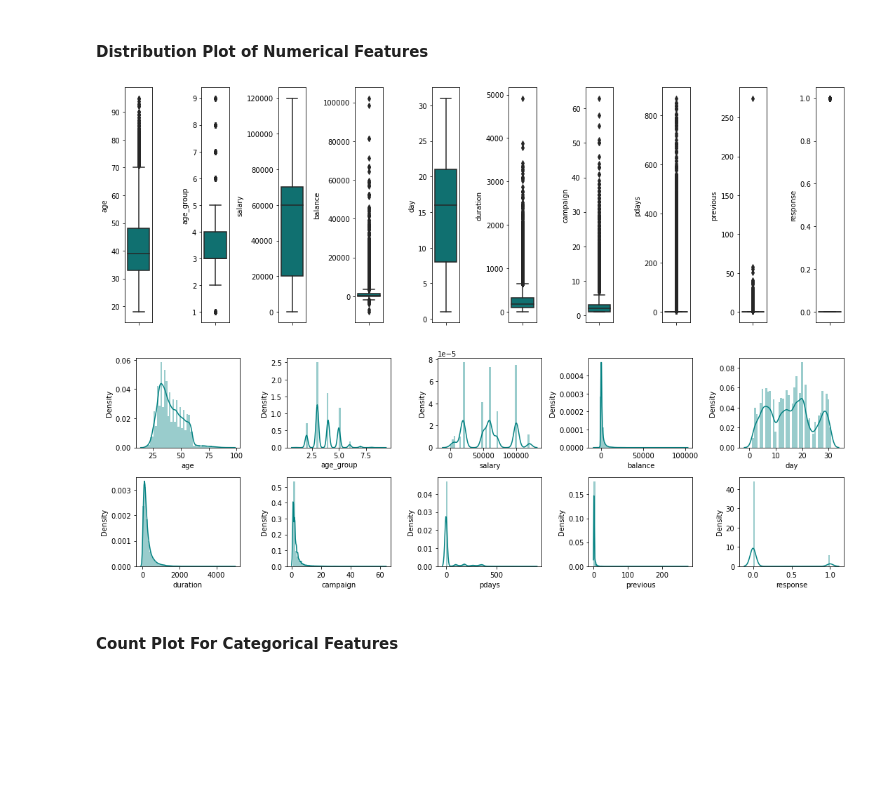
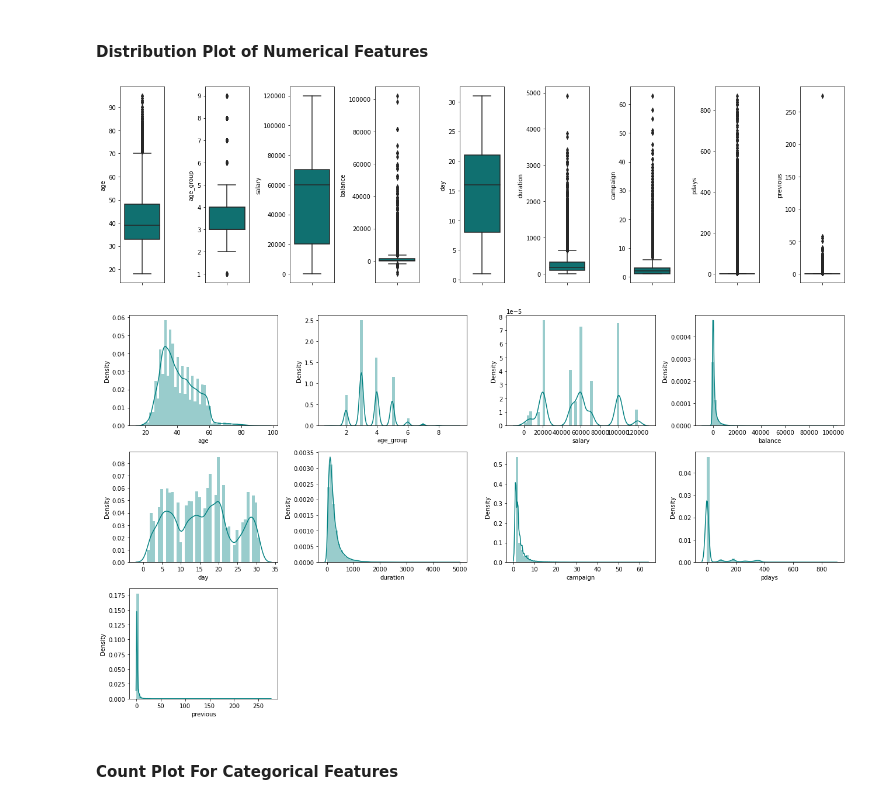
Before and after one commit to dendihandian/data-portfolio, a Jupyter notebook: bank-marketing/bank-marketing.ipynb, the cells around one changed output. Saved outputs shown, nothing was run; the diff lists cells and outputs as text; code cells hidden in the pictures; blank space fills up the shorter version.

```diff
--- a/bank-marketing/bank-marketing.ipynb
+++ b/bank-marketing/bank-marketing.ipynb
@@ -154,0 +162,3 @@ array(['other', 'failure', 'success'], dtype=object)
+# %%
+df.drop('response', axis=1, inplace=True)
+df.rename(columns={'y': 'response'}, inplace=True)
@@ -154,0 +167,8 @@ array(['other', 'failure', 'success'], dtype=object)
+# %%
+df['eligible'] = df['eligible'].apply(lambda eligible: 'Yes' if eligible == 'Y' else 'No')
+df['targeted'] = df['targeted'].apply(lambda targeted: targeted.title())
+df['default'] = df['default'].apply(lambda default: default.title())
+df['housing'] = df['housing'].apply(lambda housing: housing.title())
+df['loan'] = df['loan'].apply(lambda loan: loan.title())
+df['response'] = df['response'].apply(lambda response: response.title())
+df['month'] = df['month'].apply(lambda month: month.title())
@@ -187,28 +209,28 @@ df.select_dtypes(exclude='number').describe()
 # %%
 idf = df.select_dtypes(include='number')
 cols = idf.columns.to_list()
 
-plt.figure(figsize=(15, 5))
+plt.figure(figsize=(18, 5))
 for i in range(0, len(cols)):
     plt.subplot(1, len(cols), i+1)
     sns.boxplot(y=df[cols[i]], color='teal', orient='v')
     plt.tight_layout()
 
 plt.show();
 # %% [output]
-[figure, old version]
+[figure, new version]
 # %%
 idf = df.select_dtypes(include='number')
 cols = idf.columns.to_list()
 
-plt.figure(figsize=(15, 5))
+plt.figure(figsize=(18, 10))
 for i in range(0, len(cols)):
-    plt.subplot(2, len(cols)/2, i+1)
+    plt.subplot(3, len(cols)/2, i+1)
     sns.distplot(df[cols[i]], color='teal')
     plt.tight_layout()
 
 plt.show();
 # %% [output]
-[figure, old version]
+[figure, new version]
 # %% [markdown]
 #### Count Plot For Categorical Features
```
Also changed, not shown: parts of 15 cells of this notebook.
